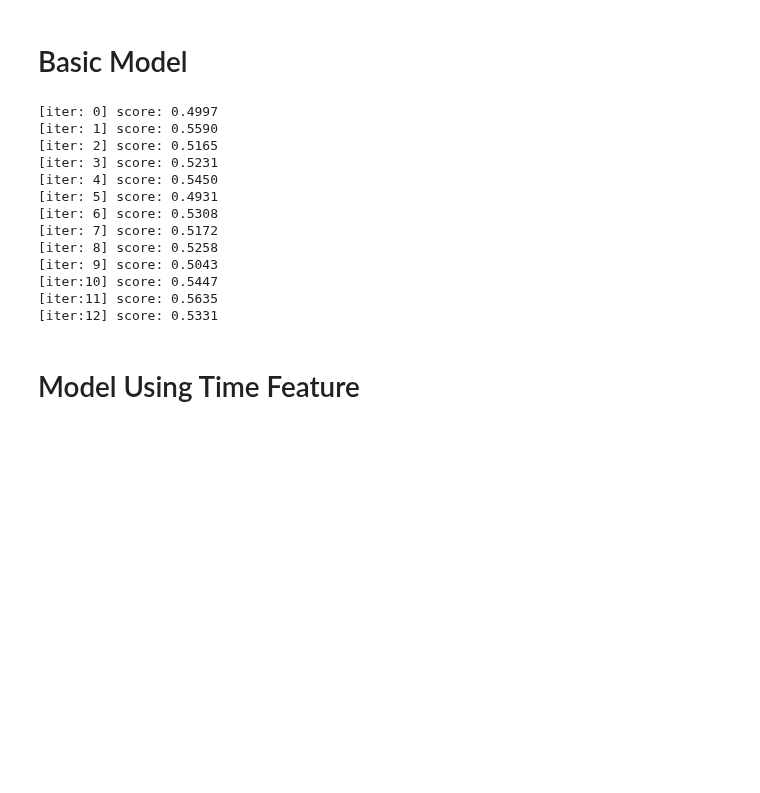
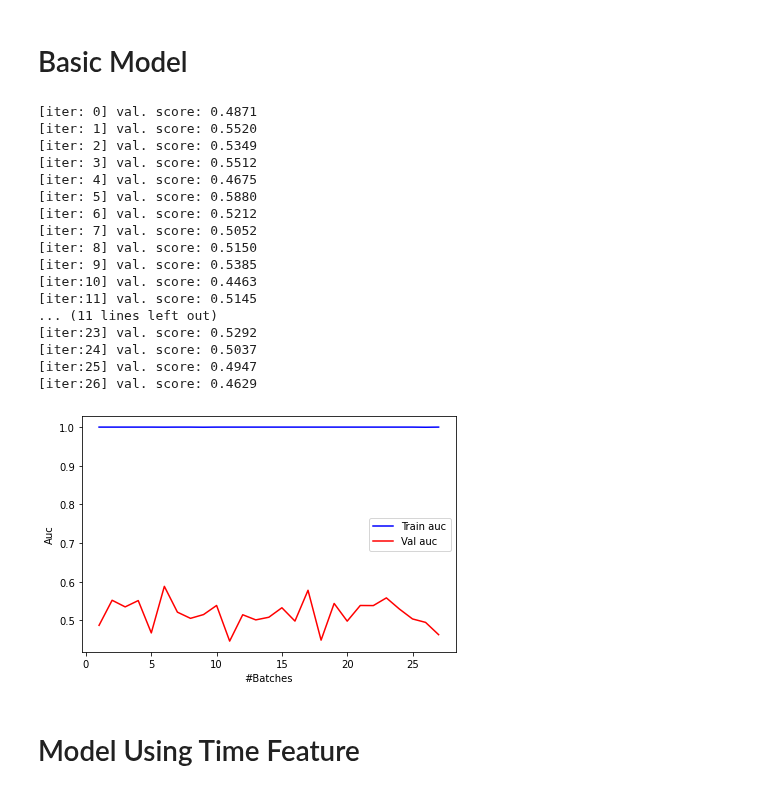
Before and after one commit to chengche6230/Deep-Learning-Course-Team-Project, a Jupyter notebook: Competition 1/src/Cup1_code.ipynb, the cells around one changed output. Cells and saved outputs as stored; diff of their text form; code cells hidden in the pictures; blank space fills up the shorter version.

```diff
--- a/Competition 1/src/Cup1_code.ipynb
+++ b/Competition 1/src/Cup1_code.ipynb
@@ -108,42 +79,60 @@ df_test.head()
 hashvec = HashingVectorizer(n_features=2**20,
                             preprocessor=preprocessor, tokenizer=tokenizer_stem_nostop)
 # loss='log' gives logistic regression
-clf = SGDClassifier(loss='log', max_iter=100, tol=1e-3)
+# clf = SGDClassifier(loss='log', max_iter=100, tol=1e-3)
+clf = RandomForestClassifier(n_estimators=500, max_depth=15, n_jobs=-1, random_state=1)
 batch_size = 1000
 stream = get_stream(path=train_file, size=batch_size)
 classes = np.array([-1, 1])
 train_auc, val_auc = [], []
 
 # we use one batch for training and another for validation in each iteration
-iters = (26000 + batch_size - 1) // (batch_size * 2)
+iters = (26000 + batch_size) // (batch_size)
 for i in range(iters):
     batch = next(stream)
-    X_train, y_train = batch['Page content'], batch['Popularity']
-    if X_train is None:
+    if batch['Page content'] is None:
         break
+
+    X_train, X_val, y_train, y_val = train_test_split(batch['Page content'], batch['Popularity'],
+                                                        test_size=0.2, random_state=1)
+
     X_train = hashvec.transform(X_train)
-    clf.partial_fit(X_train, y_train, classes=classes)
+    clf.fit(X_train, y_train) #, classes=classes)
     train_auc.append(roc_auc_score(y_train, clf.predict_proba(X_train)[:,1]))
 
     # validate
-    batch = next(stream)
-    X_val, y_val = batch['Page content'], batch['Popularity']
     score = roc_auc_score(y_val, clf.predict_proba(hashvec.transform(X_val))[:,1])
     val_auc.append(score)
-    print(f'[iter:{i:2d}] score: {score:.4f}')
+    print(f'[iter:{i:2d}] val. score: {score:.4f}')
 # %% [output]
-[iter: 0] score: 0.4997
-[iter: 1] score: 0.5590
-[iter: 2] score: 0.5165
-[iter: 3] score: 0.5231
-[iter: 4] score: 0.5450
-[iter: 5] score: 0.4931
-[iter: 6] score: 0.5308
-[iter: 7] score: 0.5172
-[iter: 8] score: 0.5258
-[iter: 9] score: 0.5043
-[iter:10] score: 0.5447
-[iter:11] score: 0.5635
-[iter:12] score: 0.5331
+[iter: 0] val. score: 0.4871
+[iter: 1] val. score: 0.5520
+[iter: 2] val. score: 0.5349
+[iter: 3] val. score: 0.5512
+[iter: 4] val. score: 0.4675
+[iter: 5] val. score: 0.5880
+[iter: 6] val. score: 0.5212
+[iter: 7] val. score: 0.5052
+[iter: 8] val. score: 0.5150
+[iter: 9] val. score: 0.5385
+[iter:10] val. score: 0.4463
+[iter:11] val. score: 0.5145
+... (11 lines left out)
+[iter:23] val. score: 0.5292
+[iter:24] val. score: 0.5037
+[iter:25] val. score: 0.4947
+[iter:26] val. score: 0.4629
+# %%
+# Plot training curve
+
+plt.plot(range(1, len(train_auc)+1), train_auc, color='blue', label='Train auc')
+plt.plot(range(1, len(train_auc)+1), val_auc, color='red', label='Val auc')
+plt.legend(loc="best")
+plt.xlabel('#Batches')
+plt.ylabel('Auc')
+plt.tight_layout()
+plt.show()
+# %% [output]
+[figure, added]
 # %% [markdown]
 # Model Using Time Feature
```
Also changed, not shown: parts of 9 cells of this notebook, 1 other file.
